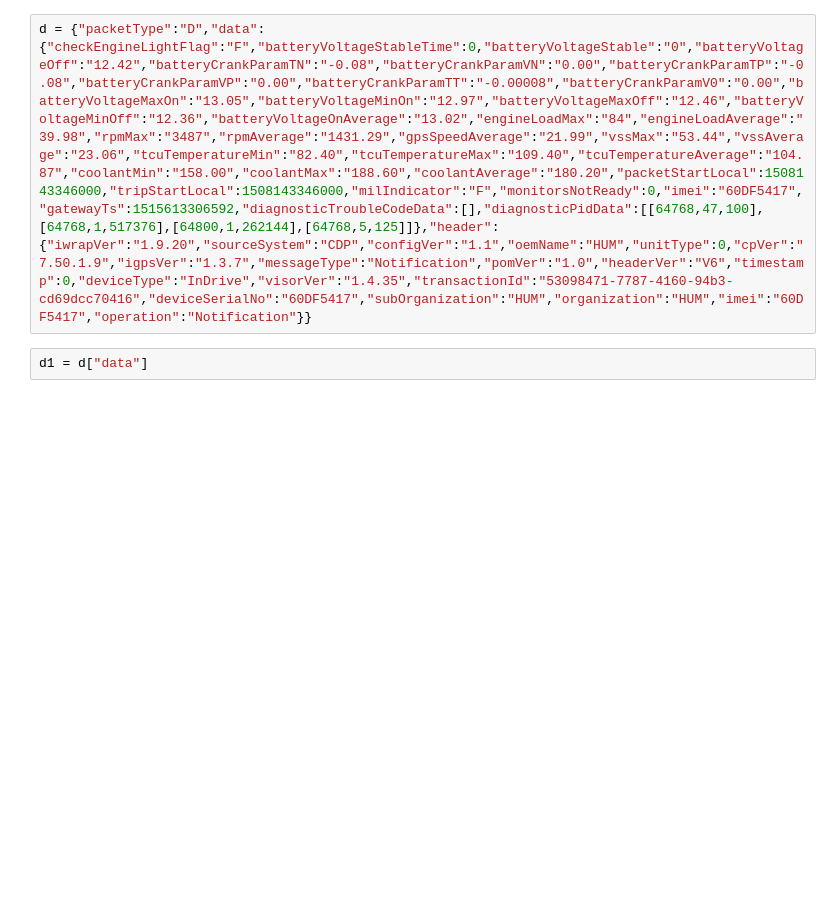
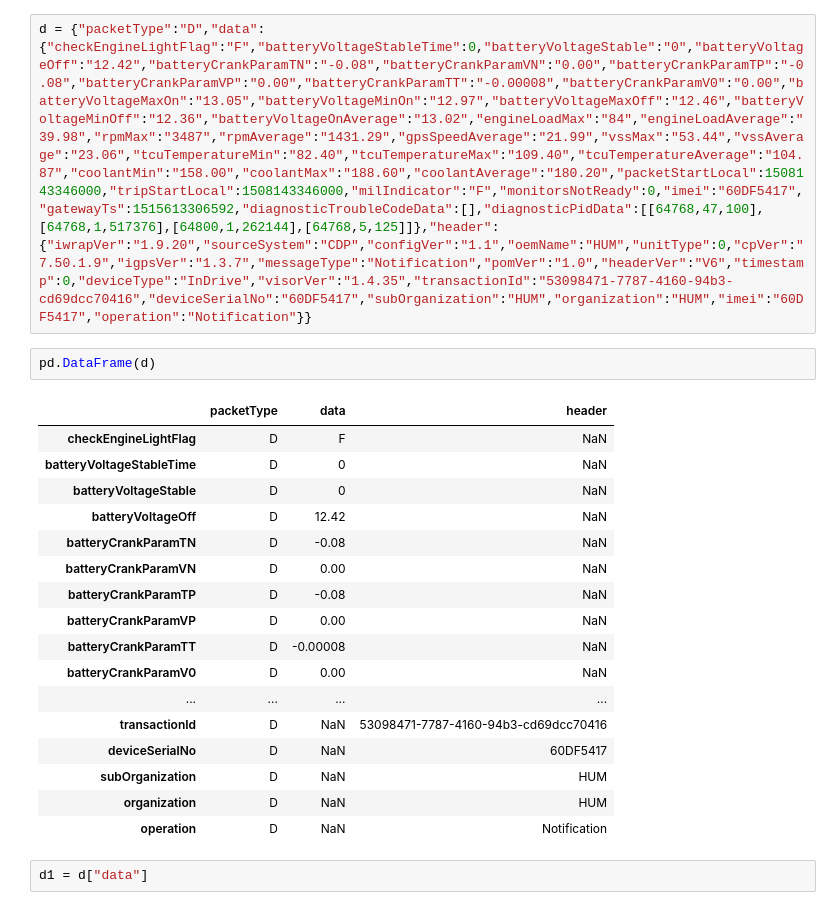
Before and after one commit to HariSankarNayak/iNeuron-Notes, a Jupyter notebook: 031.pandas day 2.ipynb, the cells around one changed output. Drawn from its saved outputs; the diff is of its cells as text; blank space fills up the shorter version.

```diff
--- a/031.pandas day 2.ipynb
+++ b/031.pandas day 2.ipynb
@@ -245,6 +252,26 @@ result['tech']
 ['ML', 'DL', 'CV']
 # %%
 d = {"packetType":"D","data":{"checkEngineLightFlag":"F","batteryVoltageStableTime":0,"batteryVoltageStable":"0","batteryVoltageOff":"12.42","batteryCrankParamTN":"-0.08","batteryCrankParamVN":"0.00","batteryCrankParamTP":"-0.08","batteryCrankParamVP":"0.00","batteryCrankParamTT":"-0.00008","batteryCrankParamV0":"0.00","batteryVoltageMaxOn":"13.05","batteryVoltageMinOn":"12.97","batteryVoltageMaxOff":"12.46","batteryVoltageMinOff":"12.36","batteryVoltageOnAverage":"13.02","engineLoadMax":"84","engineLoadAverage":"39.98","rpmMax":"3487","rpmAverage":"1431.29","gpsSpeedAverage":"21.99","vssMax":"53.44","vssAverage":"23.06","tcuTemperatureMin":"82.40","tcuTemperatureMax":"109.40","tcuTemperatureAverage":"104.87","coolantMin":"158.00","coolantMax":"188.60","coolantAverage":"180.20","packetStartLocal":1508143346000,"tripStartLocal":1508143346000,"milIndicator":"F","monitorsNotReady":0,"imei":"60DF5417","gatewayTs":1515613306592,"diagnosticTroubleCodeData":[],"diagnosticPidData":[[64768,47,100],[64768,1,517376],[64800,1,262144],[64768,5,125]]},"header":{"iwrapVer":"1.9.20","sourceSystem":"CDP","configVer":"1.1","oemName":"HUM","unitType":0,"cpVer":"7.50.1.9","igpsVer":"1.3.7","messageType":"Notification","pomVer":"1.0","headerVer":"V6","timestamp":0,"deviceType":"InDrive","visorVer":"1.4.35","transactionId":"53098471-7787-4160-94b3-cd69dcc70416","deviceSerialNo":"60DF5417","subOrganization":"HUM","organization":"HUM","imei":"60DF5417","operation":"Notification"}}
+# %%
+pd.DataFrame(d)
+# %% [output]
+|  | packetType | data | header |
+| checkEngineLightFlag | D | F | NaN |
+| batteryVoltageStableTime | D | 0 | NaN |
+| batteryVoltageStable | D | 0 | NaN |
+| batteryVoltageOff | D | 12.42 | NaN |
+| batteryCrankParamTN | D | -0.08 | NaN |
+| batteryCrankParamVN | D | 0.00 | NaN |
+| batteryCrankParamTP | D | -0.08 | NaN |
+| batteryCrankParamVP | D | 0.00 | NaN |
+| batteryCrankParamTT | D | -0.00008 | NaN |
+| batteryCrankParamV0 | D | 0.00 | NaN |
+| ... | ... | ... | ... |
+| transactionId | D | NaN | 53098471-7787-4160-94b3-cd69dcc70416 |
+| deviceSerialNo | D | NaN | 60DF5417 |
+| subOrganization | D | NaN | HUM |
+| organization | D | NaN | HUM |
+| operation | D | NaN | Notification |
 # %%
 d1 = d["data"]
 # %%
```
Also changed, not shown: parts of 5 cells of this notebook, 1 other file.
